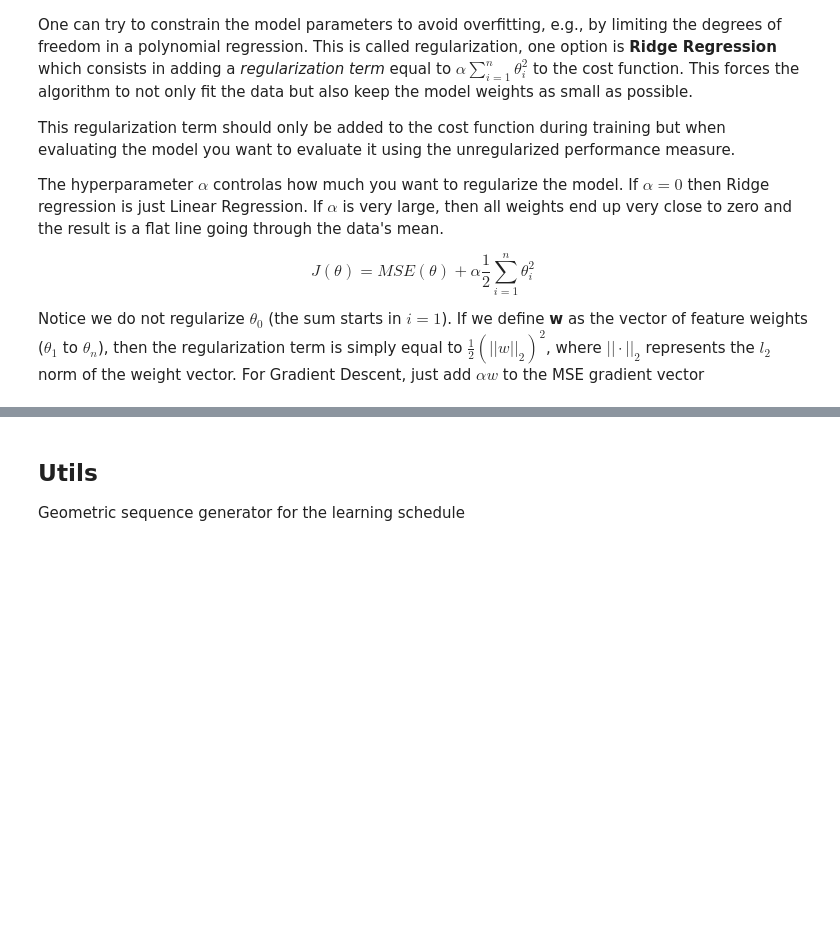
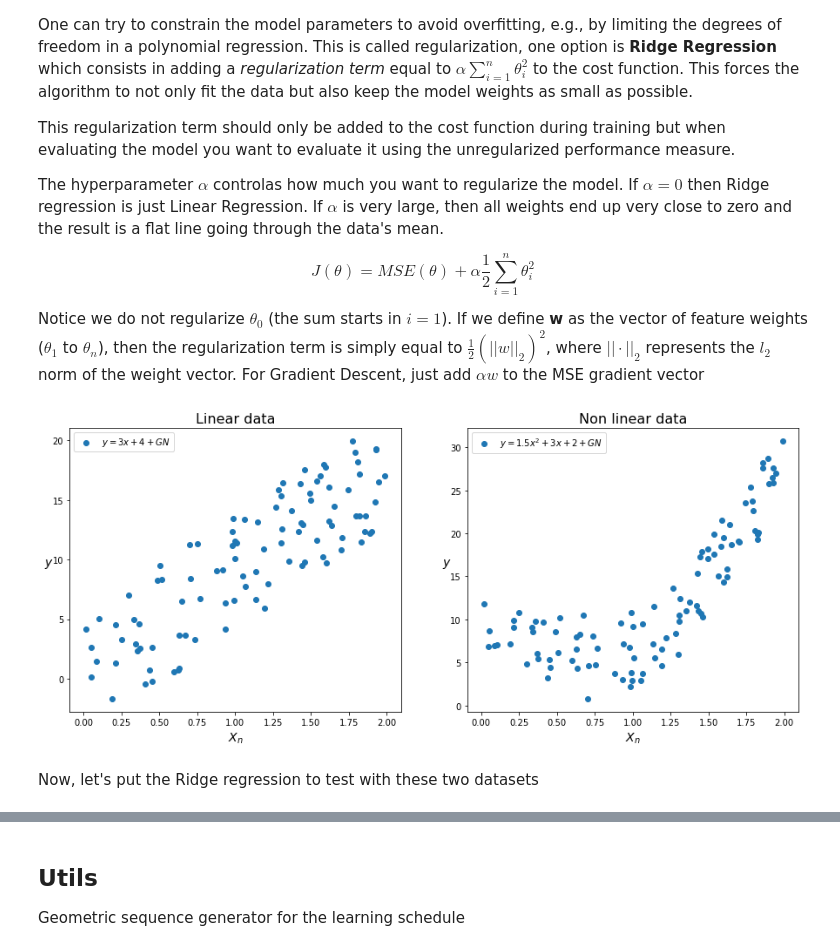
Before and after one commit to Ohtar10/ml-python, a Jupyter notebook: ch04/Training Models.ipynb, the cells around one changed output, grey strips where cells are left out. Drawn from its saved outputs; the diff is of its cells as text; code cells hidden in the pictures; blank space fills up the shorter version.

Commit message:
Continue Ridge Regression excercise

```diff
--- a/ch04/Training Models.ipynb
+++ b/ch04/Training Models.ipynb
@@ -655,3 +655,31 @@ J(\theta)=MSE(\theta) + \alpha\frac{1}{2}\sum_{i=1}^n \theta_i^2
 $$
 
 Notice we do not regularize $\theta_0$ (the sum starts in $i=1$). If we define **w** as the vector of feature weights ($\theta_1$ to $\theta_n$), then the regularization term is simply equal to $\frac{1}{2}(||w||_2)^2$, where $||\cdot||_2$ represents the $l_2$ norm of the weight vector. For Gradient Descent, just add $\alpha w$ to the MSE gradient vector
+# %%
+np.random.seed(12345)
+
+noise_size = 10
+X_reg = 2 * np.random.rand(100, 1)
+y_linear = 4 + 3*X + (np.random.rand(100, 1) * noise_size)
+y_non_linear = 1.5 * X**2 + 3*X + 2 + (np.random.rand(100, 1) * noise_size)
+
+plt.figure(figsize=(15, 6))
+plt.subplot(121)
+plt.title('Linear data', fontsize=16)
+plt.xlabel(r"$X_n$", fontsize=14)
+plt.ylabel(r"$y$", fontsize=14, rotation=0)
+plt.scatter(X_reg, y_linear, label=r"$y=3x+4+GN$")
+plt.legend()
+
+plt.subplot(122)
+plt.title('Non linear data', fontsize=16)
+plt.xlabel(r"$X_n$", fontsize=14)
+plt.ylabel(r"$y$", fontsize=14, rotation=0)
+plt.scatter(X_reg, y_non_linear, label=r"$y=1.5x^2+3x+2+GN$")
+plt.legend()
+
+plt.show()
+# %% [output]
+[figure, added]
+# %% [markdown]
+Now, let's put the Ridge regression to test with these two datasets
```
Also changed, not shown: parts of 9 cells of this notebook.
